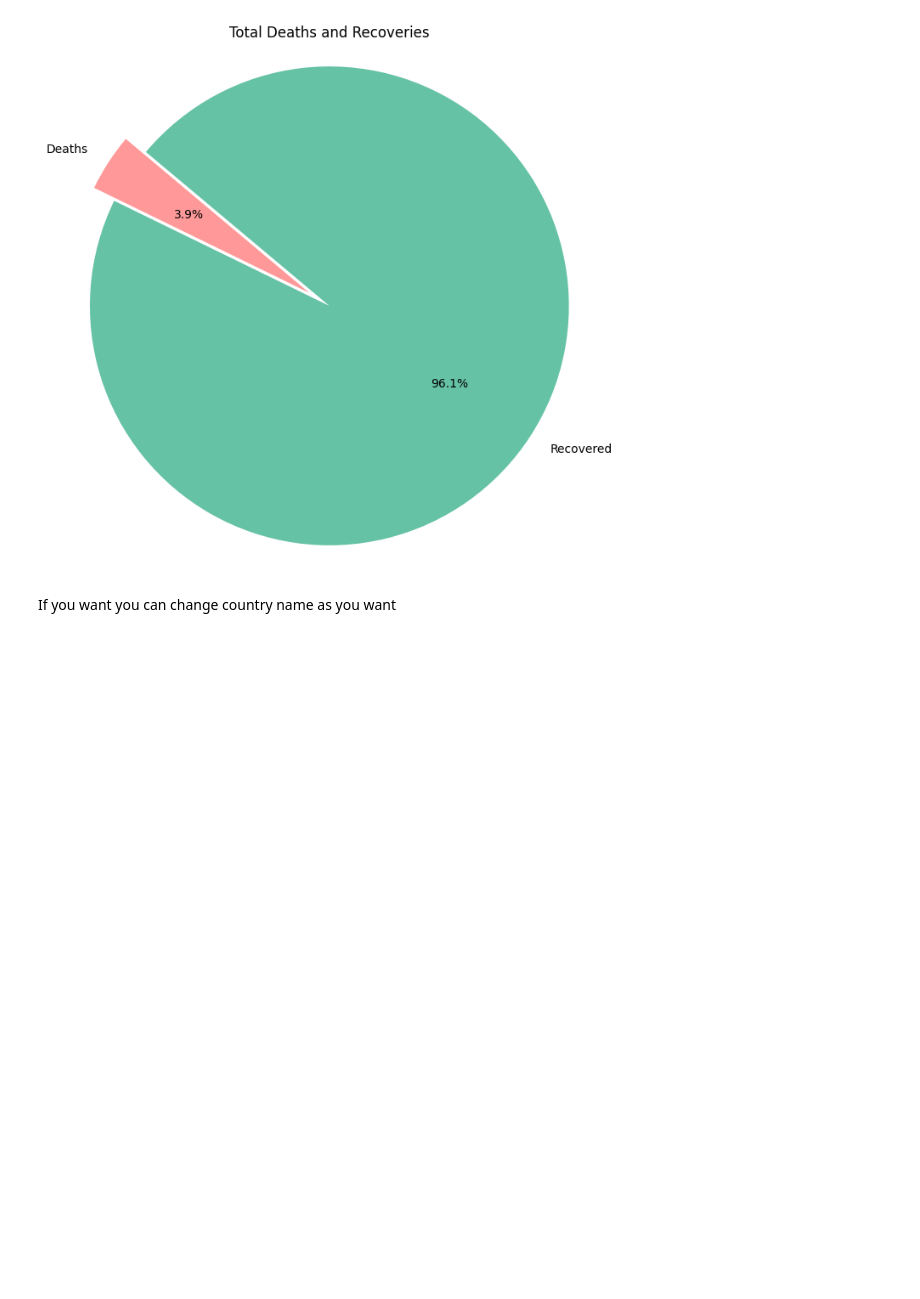
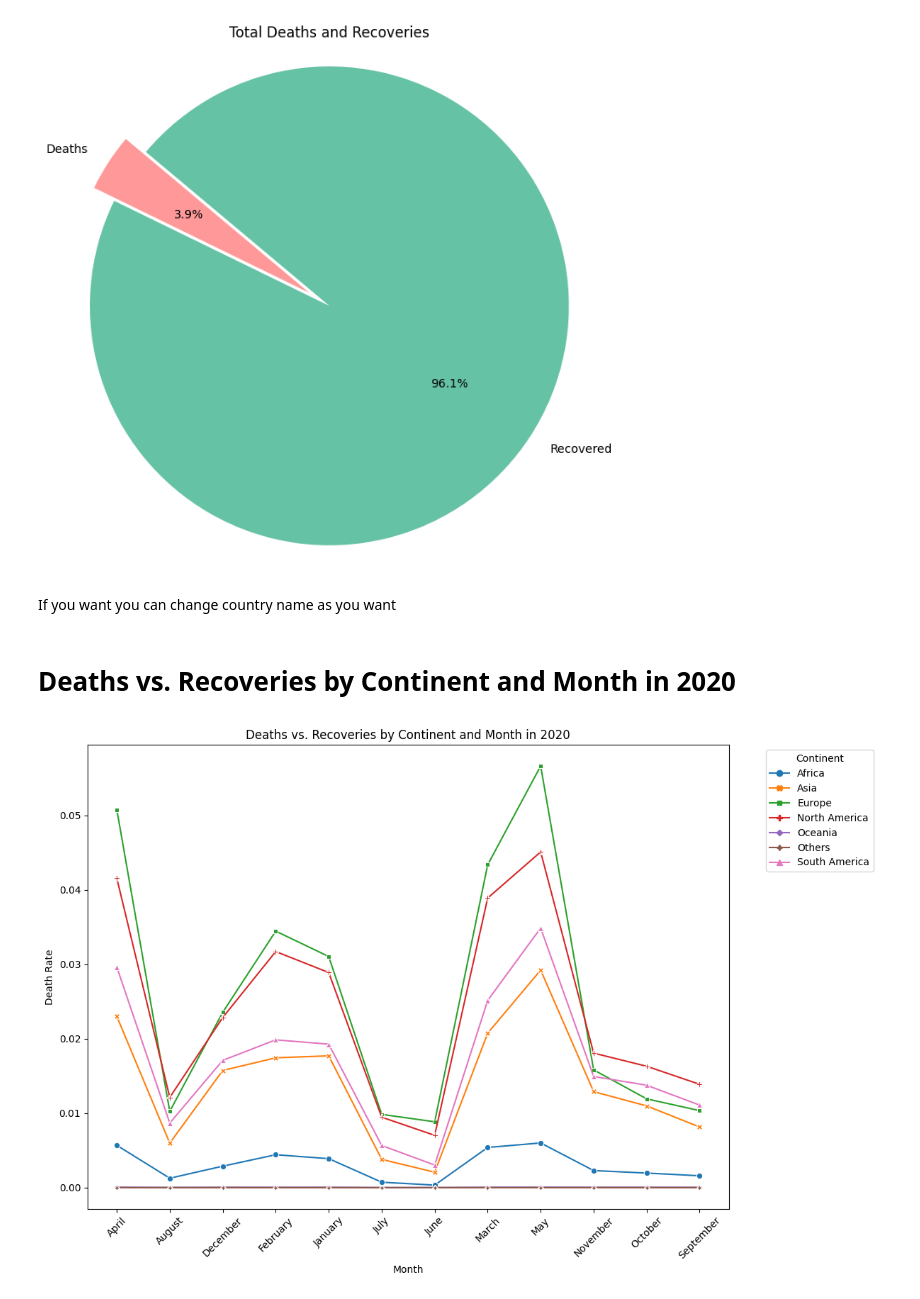
Before and after one commit to IrodaRadjabova/Covid_19_analysis_in_kaggle, a Jupyter notebook: covid-19-analysis_kaggle.ipynb, the cells around one changed output. Cells and saved outputs as stored; diff of their text form; code cells hidden in the pictures; blank space fills up the shorter version.

```diff
--- a/covid-19-analysis_kaggle.ipynb
+++ b/covid-19-analysis_kaggle.ipynb
@@ -500,3 +500,26 @@ plt.show()
 [figure]
 # %% [markdown]
 If you want you can change country name as you want
+# %% [markdown]
+# Deaths vs. Recoveries by Continent and Month in 2020
+# %%
+# Calculate death and recovery rates per continent for each month
+continent_monthly_totals = covid_df.groupby(['Continent', 'Month']).agg({'Deaths': 'sum', 'Recovered': 'sum'})
+continent_monthly_totals['Death Rate'] = continent_monthly_totals['Deaths'] / continent_monthly_totals['Deaths'].sum()
+continent_monthly_totals['Recovery Rate'] = continent_monthly_totals['Recovered'] / continent_monthly_totals['Recovered'].sum()
+
+# Reset index to make 'Month' a column instead of index
+continent_monthly_totals = continent_monthly_totals.reset_index()
+
+# Create a line plot with dashed lines
+plt.figure(figsize=(12, 8))
+sns.lineplot(x='Month', y='Death Rate', hue='Continent', style='Continent', markers=True, dashes=False, data=continent_monthly_totals)
+plt.xlabel('Month')
+plt.ylabel('Death Rate')
+plt.title('Deaths vs. Recoveries by Continent and Month in 2020')
+plt.xticks(rotation=45)
+plt.legend(title='Continent', bbox_to_anchor=(1.05, 1), loc='upper left')
+plt.tight_layout()
+plt.show()
+# %% [output]
+[figure, added]
```
